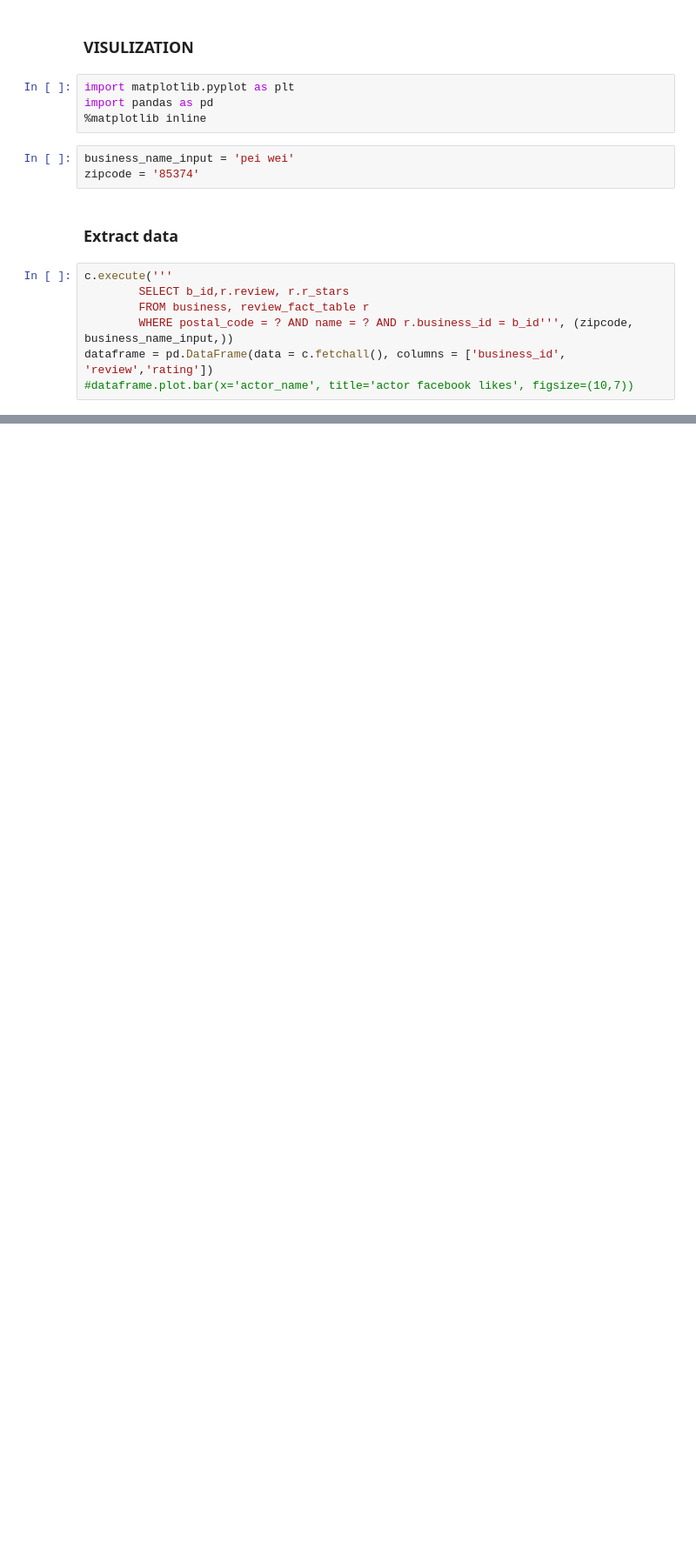
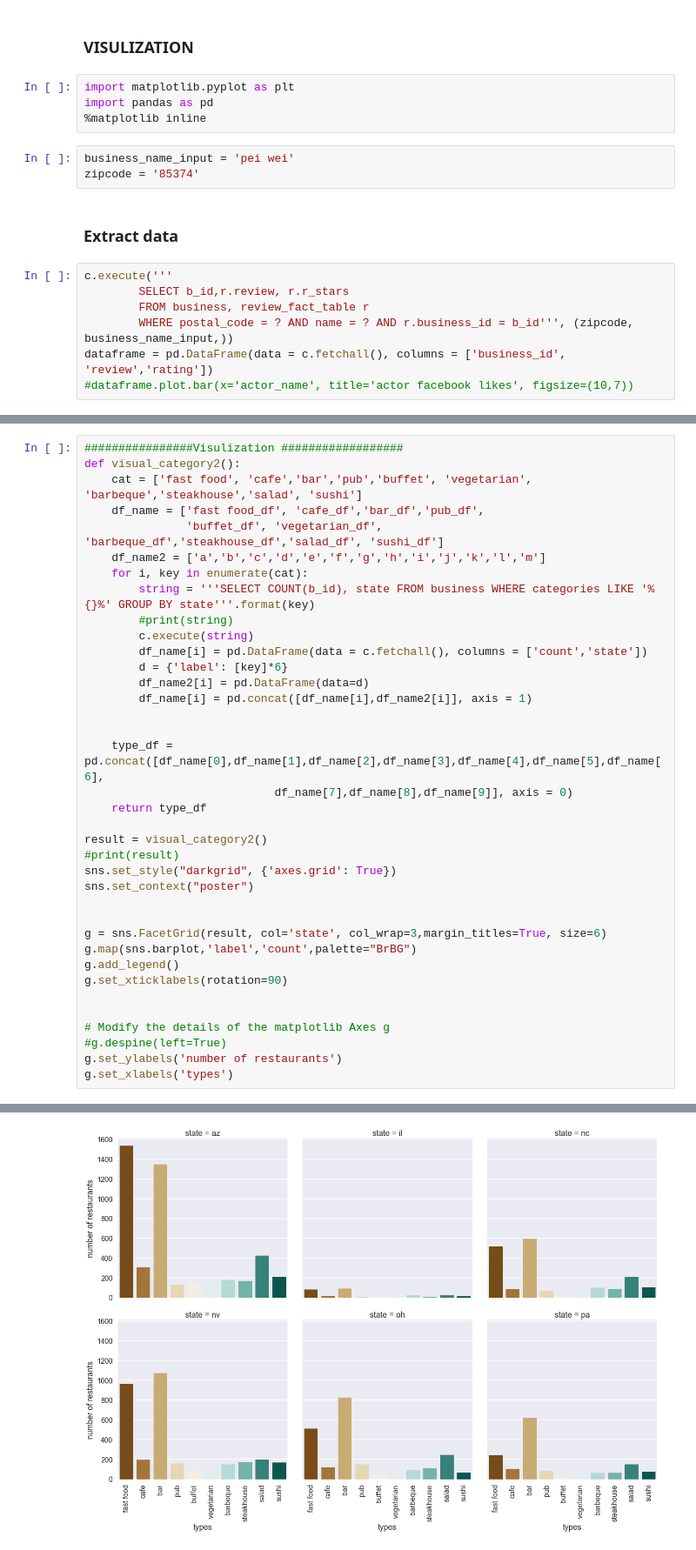
Before and after one commit to zzhang83/Yelp_Sentiment_Analysis, a Jupyter notebook: database.ipynb, the cells around one changed output, grey strips where cells are left out. Shown: that part at 87% size. Cells and saved outputs as stored; diff of their text form; blank space fills up the shorter version.

```diff
--- a/database.ipynb
+++ b/database.ipynb
@@ -398,0 +305,38 @@ dataframe
+# %%
+################Visulization ##################
+def visual_category2():
+    cat = ['fast food', 'cafe','bar','pub','buffet', 'vegetarian', 'barbeque','steakhouse','salad', 'sushi']
+    df_name = ['fast food_df', 'cafe_df','bar_df','pub_df',
+               'buffet_df', 'vegetarian_df', 'barbeque_df','steakhouse_df','salad_df', 'sushi_df']
+    df_name2 = ['a','b','c','d','e','f','g','h','i','j','k','l','m']
+    for i, key in enumerate(cat):
+        string = '''SELECT COUNT(b_id), state FROM business WHERE categories LIKE '%{}%' GROUP BY state'''.format(key)
+        #print(string)
+        c.execute(string)
+        df_name[i] = pd.DataFrame(data = c.fetchall(), columns = ['count','state'])
+        d = {'label': [key]*6}
+        df_name2[i] = pd.DataFrame(data=d)
+        df_name[i] = pd.concat([df_name[i],df_name2[i]], axis = 1)
+
+
+    type_df = pd.concat([df_name[0],df_name[1],df_name[2],df_name[3],df_name[4],df_name[5],df_name[6],
+                            df_name[7],df_name[8],df_name[9]], axis = 0)
+    return type_df
+
+result = visual_category2()
+#print(result)
+sns.set_style("darkgrid", {'axes.grid': True})
+sns.set_context("poster")
+
+
+g = sns.FacetGrid(result, col='state', col_wrap=3,margin_titles=True, size=6)
+g.map(sns.barplot,'label','count',palette="BrBG")
+g.add_legend()
+g.set_xticklabels(rotation=90)
+
+
+# Modify the details of the matplotlib Axes g
+#g.despine(left=True)
+g.set_ylabels('number of restaurants')
+g.set_xlabels('types')
+# %% [output]
@@ -398,0 +344 @@ dataframe
+[figure, added]
```
Also changed, not shown: parts of 31 cells of this notebook.
